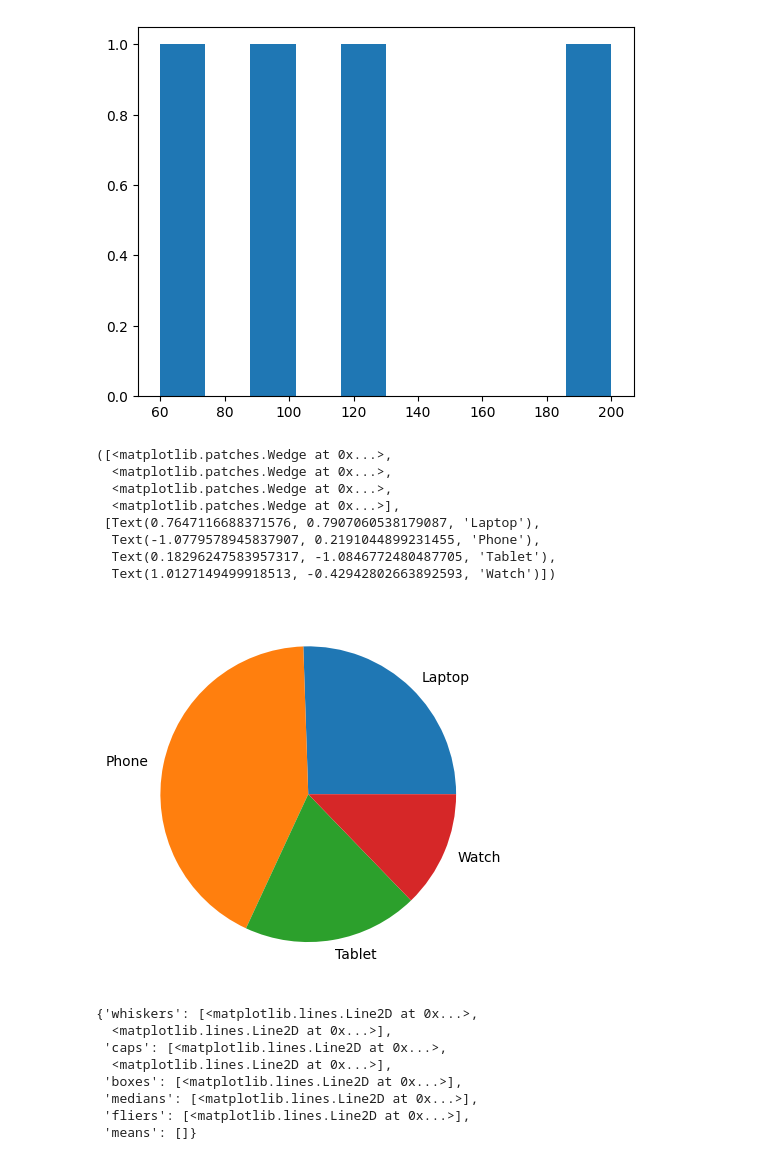
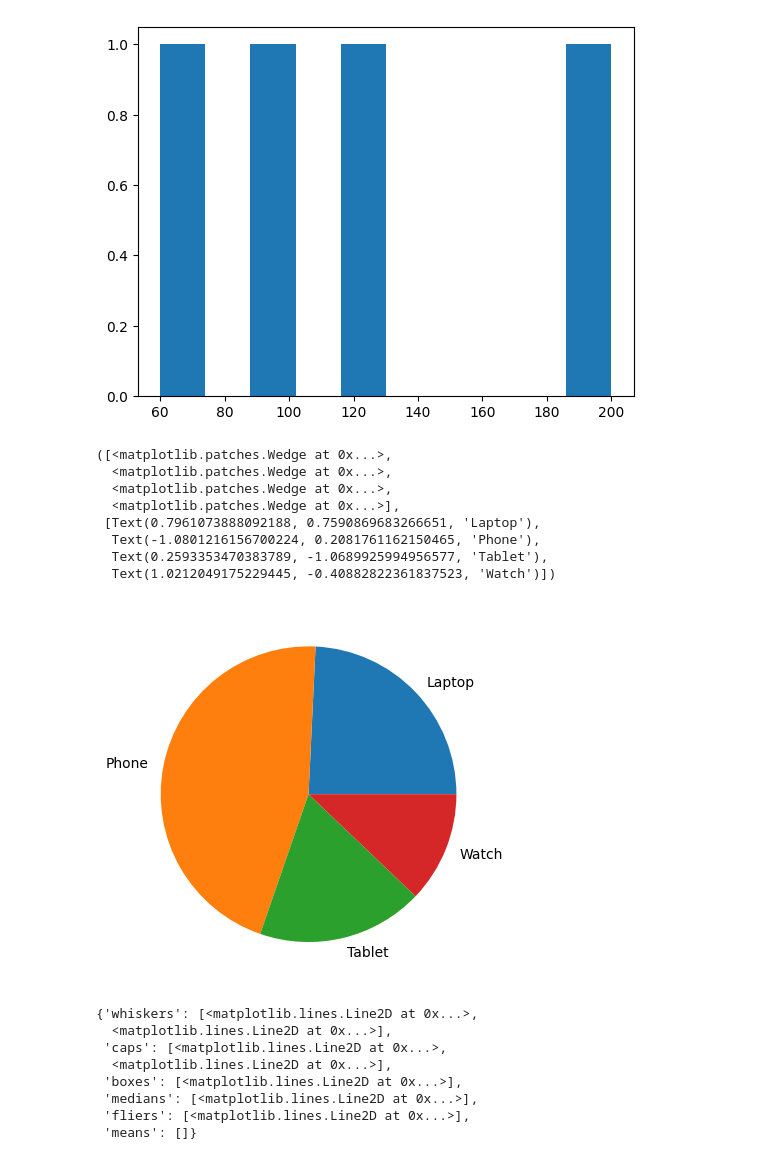
Before and after one commit to T-REX-C0DER/Data-Visualization-with-Python, a Jupyter notebook: Matplotlib.ipynb, the cells around one changed output. Drawn from its saved outputs; the diff is of its cells as text; code cells hidden in the pictures.

```diff
--- a/Matplotlib.ipynb
+++ b/Matplotlib.ipynb
@@ -48,17 +48,17 @@ plt.hist(product_sales["Online_Sales"])
  <BarContainer object of 10 artists>)
 [figure]
 # %%
-plt.pie(product_sales["Online_Sales"] , labels = product_sales["Product"])
+plt.pie(product_sales["Offline_Sales"] , labels = product_sales["Product"])
 # %% [output]
 ([<matplotlib.patches.Wedge at 0x...>,
   <matplotlib.patches.Wedge at 0x...>,
   <matplotlib.patches.Wedge at 0x...>,
   <matplotlib.patches.Wedge at 0x...>],
- [Text(0.7647116688371576, 0.7907060538179087, 'Laptop'),
-  Text(-1.0779578945837907, 0.2191044899231455, 'Phone'),
-  Text(0.18296247583957317, -1.0846772480487705, 'Tablet'),
-  Text(1.0127149499918513, -0.42942802663892593, 'Watch')])
+ [Text(0.7961073888092188, 0.7590869683266651, 'Laptop'),
+  Text(-1.0801216156700224, 0.2081761162150465, 'Phone'),
+  Text(0.2593353470383789, -1.0689925994956577, 'Tablet'),
+  Text(1.0212049175229445, -0.40882822361837523, 'Watch')])
-[figure, old version]
+[figure, new version]
 # %%
 plt.boxplot(product_sales["Online_Sales"], product_sales["Offline_Sales"])
 # %% [output]
```
Also changed, not shown: parts of 1 cell of this notebook, 1 other file.
